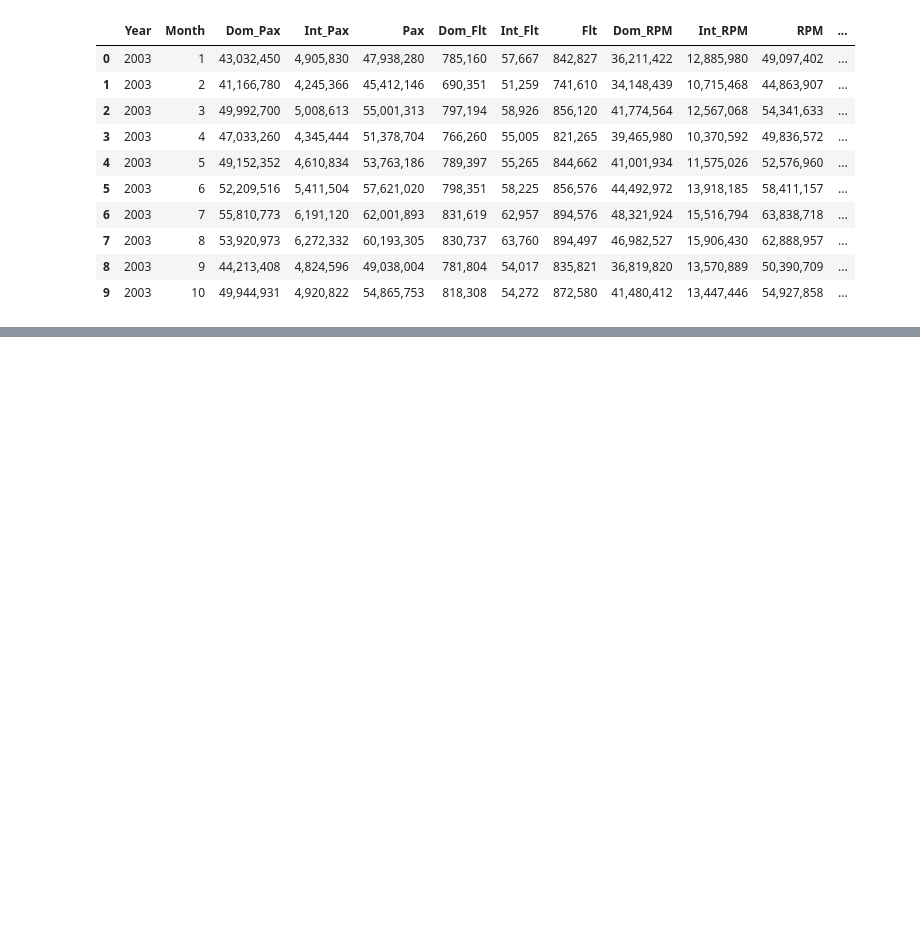
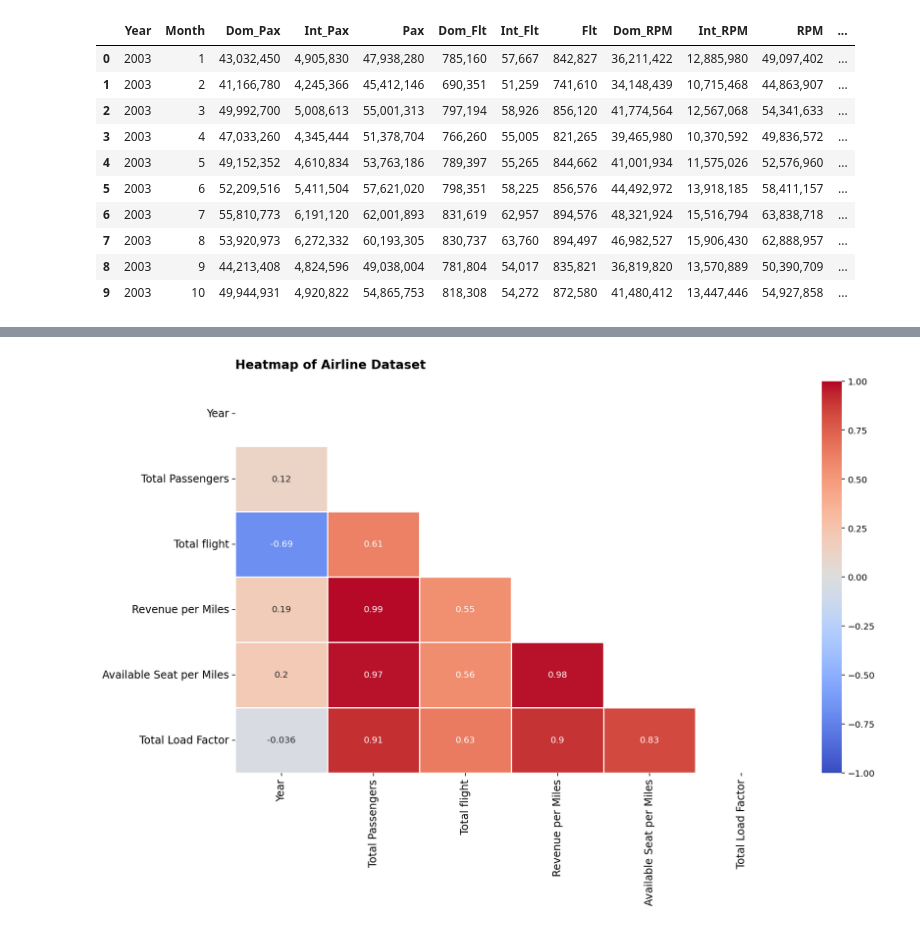
Before and after one commit to faadeola/us-airline-analysis, a Jupyter notebook: US Air Traffic Analysis.ipynb, the cells around one changed output, grey strips where cells are left out. Cells and saved outputs as stored; diff of their text form; code cells hidden in the pictures; blank space fills up the shorter version.

```diff
--- a/US Air Traffic Analysis.ipynb
+++ b/US Air Traffic Analysis.ipynb
@@ -124,0 +162,27 @@ plot_hist(air_traffic['Total_load_factor'])
+# %%
+def plot_corr_hmap(data):
+    '''
+    Plot the heatmap for the gym dataframe
+    using the Seaborn Library and Pearson's method
+    '''
+    # Get correlation values of the dataset
+    data_corr = data.corr(method='pearson', numeric_only=True)
+
+    # Set mask to hide the upper repetition of data in the heatmap
+    hmask = np.triu(np.ones_like(data_corr))
+
+    # Plotting the heatmap
+    plt.figure(figsize=(14,8),dpi=144)
+    sns.heatmap(data_corr, cmap='coolwarm', annot=True, lw=1.5, mask=hmask, vmin=-1, vmax=1)
+
+    # Set plot attributes
+    plt.title(f'Heatmap of Airline Dataset', fontsize=14, fontweight='bold', pad=14, loc='left')
+    plt.tick_params(axis='both', labelsize=12)
+
+    plt.show()
+    return
+# %%
+# Display heatmap of correlation
+plot_corr_hmap(airline)
+# %% [output]
+[figure, added]
```
Also changed, not shown: parts of 20 cells of this notebook, 1 other file.
